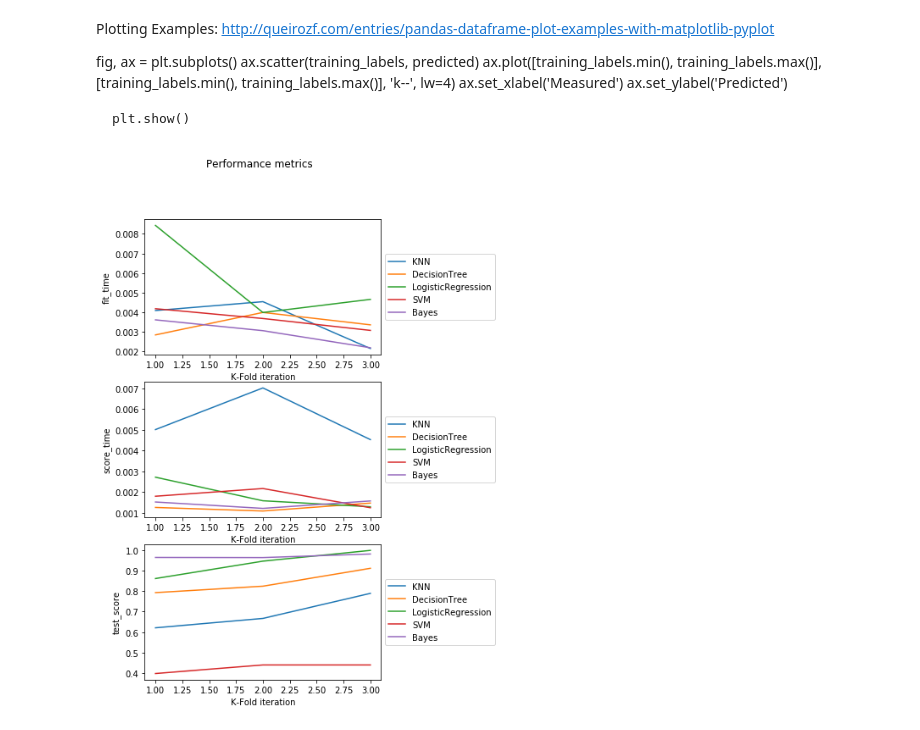
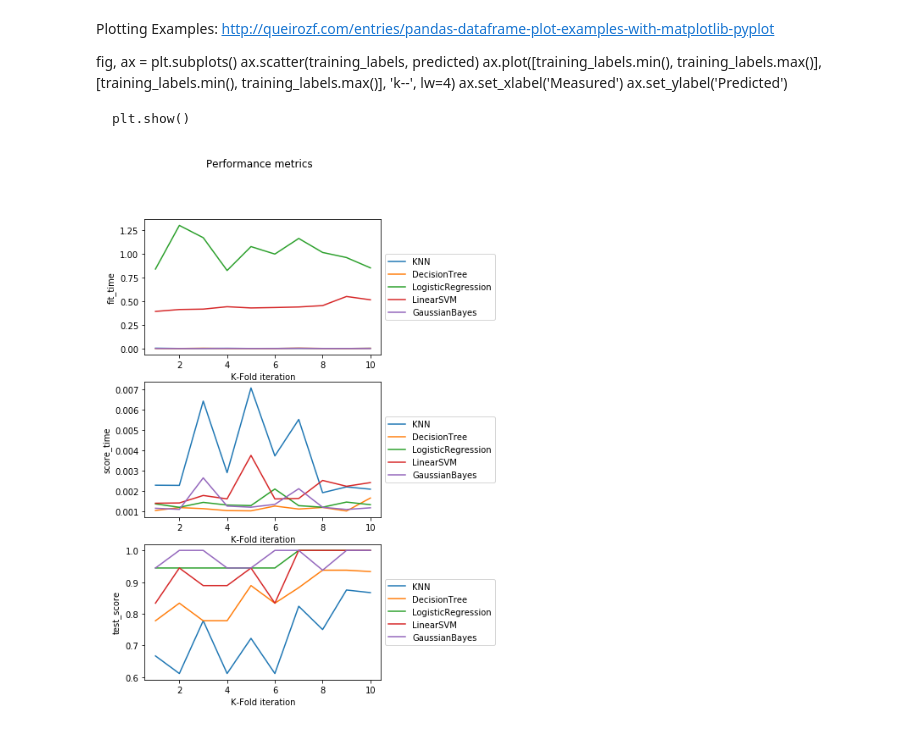
Before and after one commit to charlieitesm/int-syst-exam3, a Jupyter notebook: jupyter/Multimodels Cross-Validation Plotting.ipynb, the cells around one changed output. Saved outputs shown, nothing was run; the diff lists cells and outputs as text; code cells hidden in the pictures.

Commit message:
Made some changes to the models parameters

```diff
--- a/jupyter/Multimodels Cross-Validation Plotting.ipynb
+++ b/jupyter/Multimodels Cross-Validation Plotting.ipynb
@@ -20,21 +20,23 @@ WINE_TEST_DATA_PATH = "../Jupyter/wineTestModel.csv"
 # %%
 # Configuration variables
 N_NEIGHBORS = 3
-K_FOLD = 3
+K_FOLD = 10
 #SCORING_METRICS = ["accuracy", "f1_macro"]
 SCORING_METRICS = None
 # %%
 knn = "KNN"
 decision_tree = "DecisionTree"
 logistic_regression = "LogisticRegression"
-svm = "SVM"
-bayes = "Bayes"
+svm = "LinearSVM"
+bayes = "GaussianBayes"
 
 available_models = {
     knn: KNeighborsClassifier(n_neighbors=N_NEIGHBORS),
     decision_tree: DecisionTreeClassifier(),
-    logistic_regression: LogisticRegression(),
-    svm: SVC(C=1.0),
+    logistic_regression: LogisticRegression(solver='lbfgs', multi_class='auto', max_iter=5000),
+    svm: LinearSVC(C=1.0, class_weight=None, dual=True, fit_intercept=True,
+     intercept_scaling=1, loss='squared_hinge', max_iter=50000,
+     multi_class='ovr', penalty='l2', random_state=0, tol=1e-05, verbose=0),
     bayes: GaussianNB()
 }
 
@@ -72,28 +74,29 @@ for model_name in available_models.keys():
 # %%
 # Prepare the plot to stack vertical subplots
 fig, axs = plt.subplots(len(score_metrics))
 fig.set_figheight(10)
 fig.set_figwidth(5)
 fig.suptitle("Performance metrics")
 
 # We will graph fit_time, score_time, test_score
 
 for i in range(len(score_metrics)):
 
     current_subplot = axs[i]
     current_metric = score_metrics[i]
 
     for model_name in available_models.keys():
 
         current_subplot.set_xlabel("K-Fold iteration")
         current_subplot.set_ylabel(current_metric)
+        metric_values = model_scores.get(model_name).get(current_metric)
 
-        current_subplot.plot(range(1, 4),
-                 model_scores.get(model_name).get(current_metric),
+        current_subplot.plot(range(1, len(metric_values) + 1),
+                 metric_values,
                  label=model_name)
 
         current_subplot.legend(loc='center left', bbox_to_anchor=(1, 0.5))
 #plt.legend(loc='center left', bbox_to_anchor=(1, 0.5))
 plt.show()
 # %% [output]
-[figure, old version]
+[figure, new version]
```
Also changed, not shown: parts of 5 cells of this notebook.
